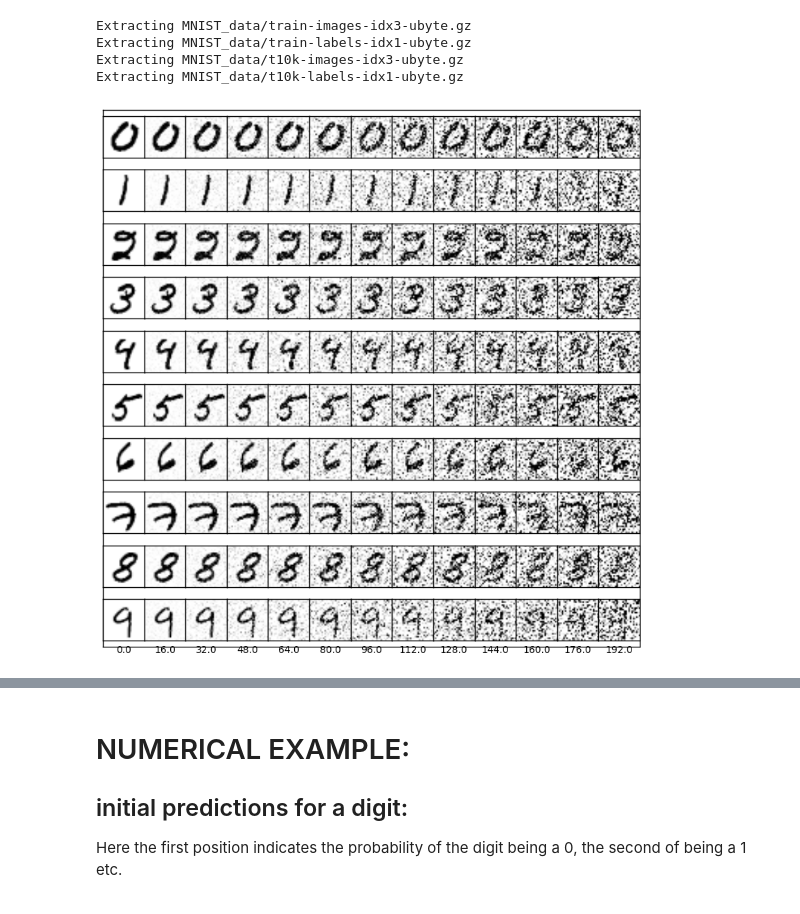
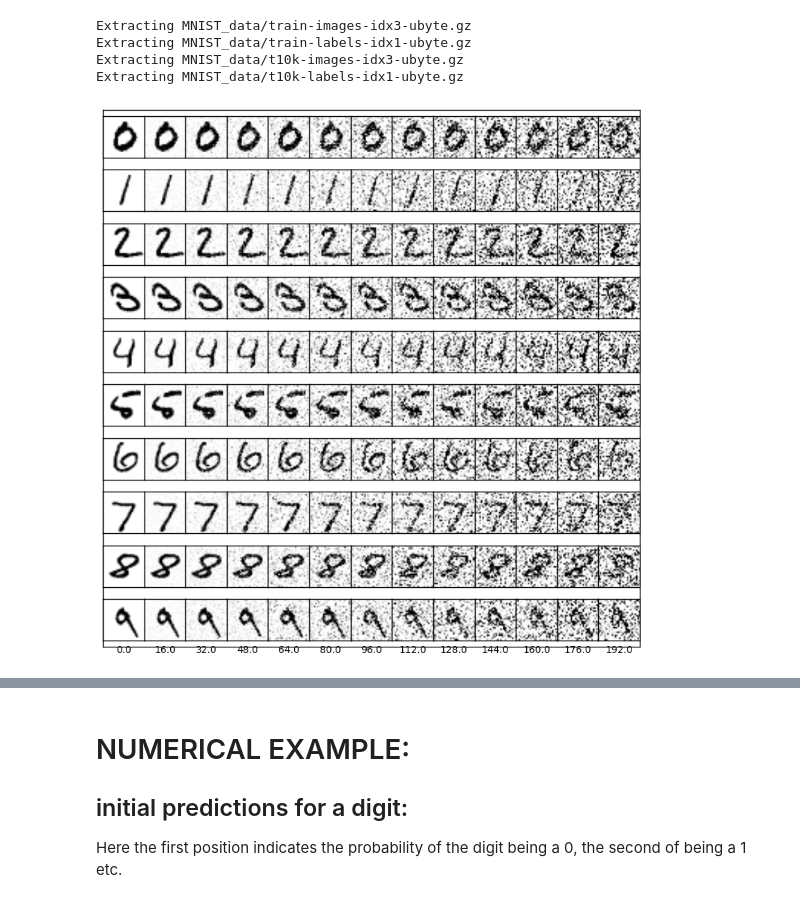
Before and after one commit to VincentRoest/capstone, a Jupyter notebook: Image_manipulation.ipynb, the cells around one changed output, grey strips where cells are left out. Cells and saved outputs as stored; diff of their text form; code cells hidden in the pictures.

```diff
--- a/Image_manipulation.ipynb
+++ b/Image_manipulation.ipynb
@@ -78,32 +90,32 @@ def show_all_noisy_digits(noise_stddevs, x_digit, y_label):
     first_ind_of_each_num = {}
     for i in range(10):
         counter = 0
         # by inspection: this is enough
         while counter < 100: #len(mnist.test.labels):
             position = np.where(y_label[counter] == 1)[0][0]
             if position not in first_ind_of_each_num:
                 first_ind_of_each_num[position] = counter
             counter +=1
 
     for col_ind, noise_stddev in zip(range(13), noise_stddevs[::8]):
         x_digit_noisy = add_gaussian_noise(x_digit, 0, noise_stddev)
 
         for row_ind in range(10):
             ind_to_plot = col_ind + row_ind * 13
             ax = plt.Subplot(fig, outer_grid[ind_to_plot])
             first_ind_of_this_num = first_ind_of_each_num[row_ind]
             ax.imshow(x_digit_noisy[first_ind_of_this_num].reshape((28,28)),
                       cmap=plt.cm.Greys)
             ax.set_xticks([])
             ax.set_yticks([])
             fig.add_subplot(ax)
             if ax.is_last_row():
                 ax.set_xlabel('{}'.format(noise_stddev))
             plt.subplots_adjust(wspace=0.0,hspace=0.0)
 
     # plt customization here.
     plt.show()
 
-show_all_noisy_digits(noise_stddevs, digits, labels)
+show_all_noisy_digits(noise_stddevs, test_digits, test_labels)
 # %% [output]
-[figure, old version]
+[figure, new version]
```
Also changed, not shown: parts of 41 cells of this notebook, 10 other files.
